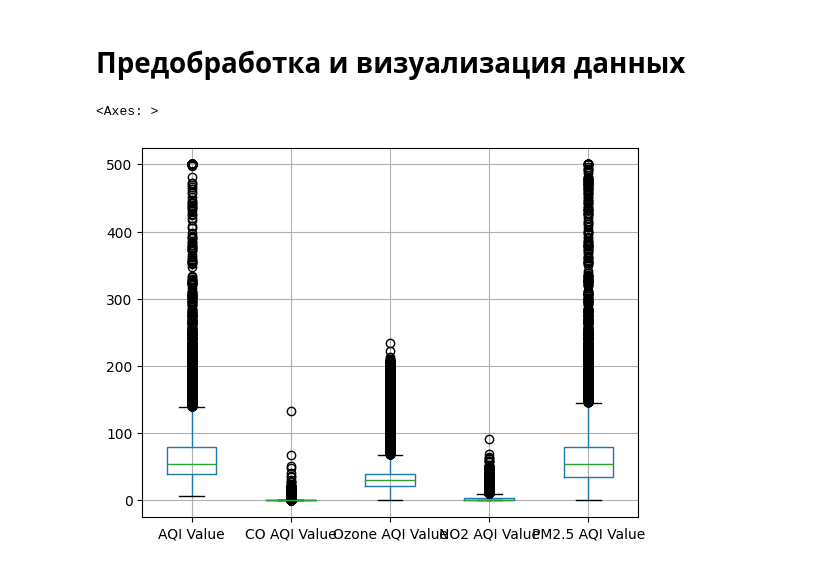
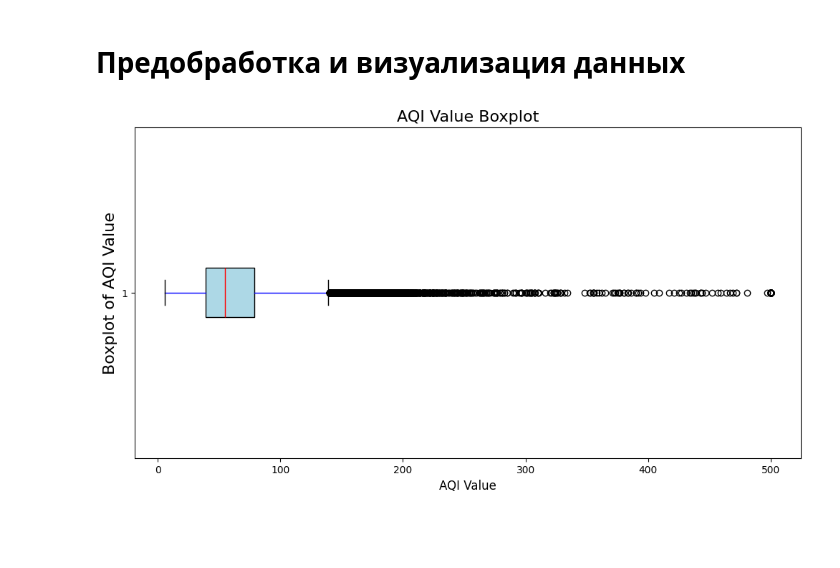
Before and after one commit to igor2271814/Nikolashin_Python_Laba_1, a Jupyter notebook: Nikolashin_I.U_Laba_1.ipynb, the cells around one changed output. Cells and saved outputs as stored; diff of their text form; code cells hidden in the pictures; blank space fills up the shorter version.

```diff
--- a/Nikolashin_I.U_Laba_1.ipynb
+++ b/Nikolashin_I.U_Laba_1.ipynb
@@ -127,13 +127,21 @@ Country               427
 City                    1
 # %% [markdown]
 # **Предобработка и визуализация данных**
-# %%
-import pandas as pd # Импорт библиотек
-import matplotlib.pyplot as plt # Импорт библиотек
-import numpy as np # Импорт библиотек
-
-data = pd.read_csv('Airpollution.csv') # Чтение данных
-data.boxplot()
-# %% [output]
-<Axes: >
-[figure, removed]
+# %%
+import pandas as pd # Импорт библиотек
+import matplotlib.pyplot as plt # Импорт библиотек
+import numpy as np # Импорт библиотек
+
+data['AQI Value'] = pd.to_numeric(data['AQI Value'], errors='coerce') # Для отбора данных берем столбец AQI Value как показатель качества воздуха
+plt.figure(figsize=(12, 6))
+
+plt.boxplot(data['AQI Value'].dropna(), vert=False, patch_artist=True,
+            boxprops=dict(facecolor='lightblue'), whiskerprops=dict(color='blue'), medianprops=dict(color='red')) # Построение "ящика с усами"
+
+plt.title('AQI Value Boxplot', fontsize=16)
+plt.xlabel('AQI Value', fontsize=12)
+plt.ylabel('Boxplot of AQI Value', fontsize=16)
+
+plt.show()
+# %% [output]
+[figure, added]
```
Also changed, not shown: parts of 3 cells of this notebook.
